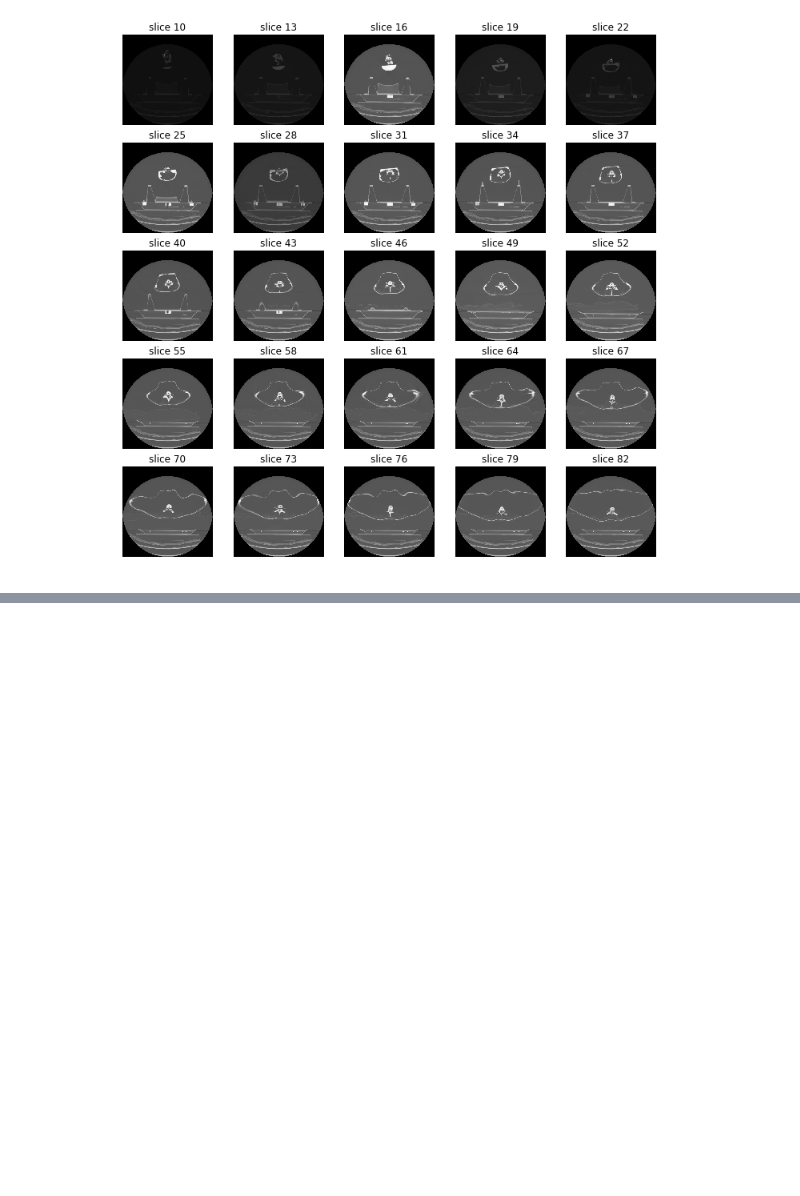
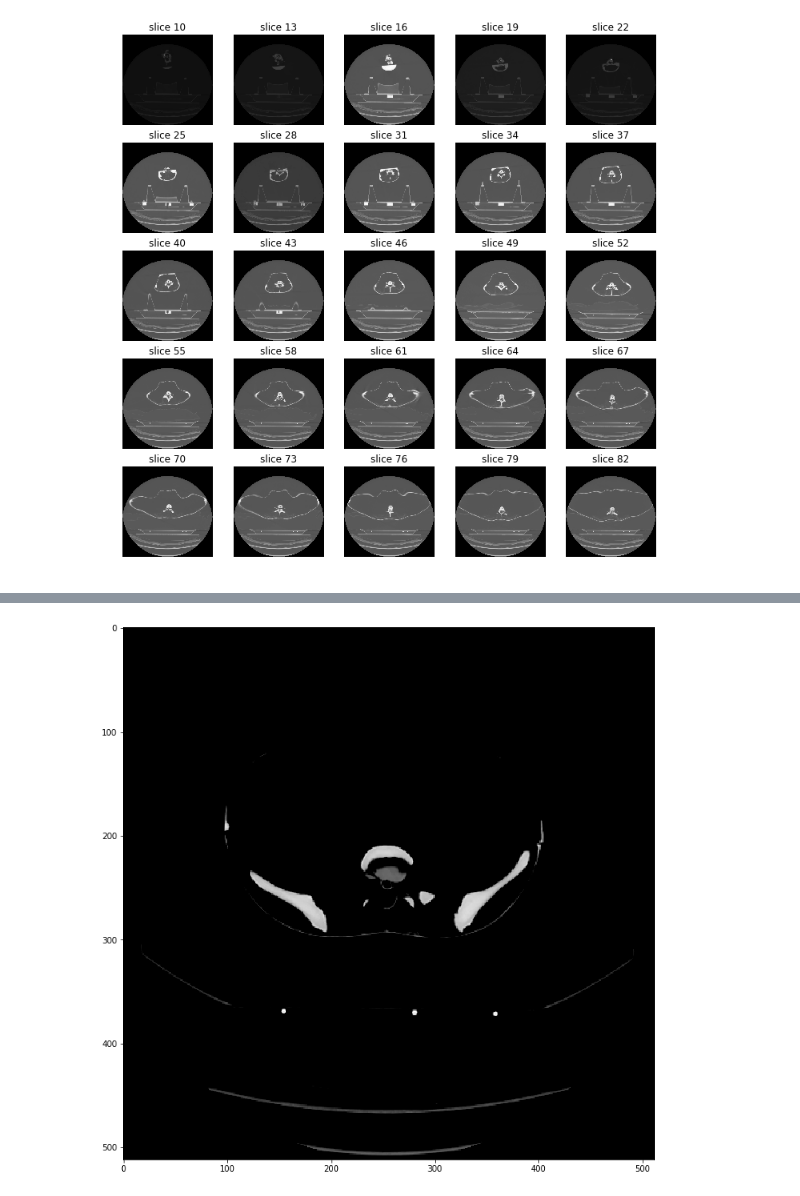
Before and after one commit to daegukdo/TIL, a Jupyter notebook: 05_side_project/01_dicom_with_point_cloud/00_dicom_image_processing_v2.ipynb, the cells around one changed output, grey strips where cells are left out. Saved outputs shown, nothing was run; the diff lists cells and outputs as text; code cells hidden in the pictures; blank space fills up the shorter version.

```diff
--- a/05_side_project/01_dicom_with_point_cloud/00_dicom_image_processing_v2.ipynb
+++ b/05_side_project/01_dicom_with_point_cloud/00_dicom_image_processing_v2.ipynb
@@ -235,0 +328,11 @@ sample_stack(imgs_to_process)
+# %%
+from skimage import exposure
+
+# Equalization
+img_eq = exposure.equalize_adapthist(img_test)
+# %%
+fig,ax = plt.subplots(1,1,figsize=[12,12])
+ax.imshow(img_eq, cmap='gray')
+plt.show()
+# %% [output]
+[figure, added]
```
Also changed, not shown: parts of 5 cells of this notebook.
